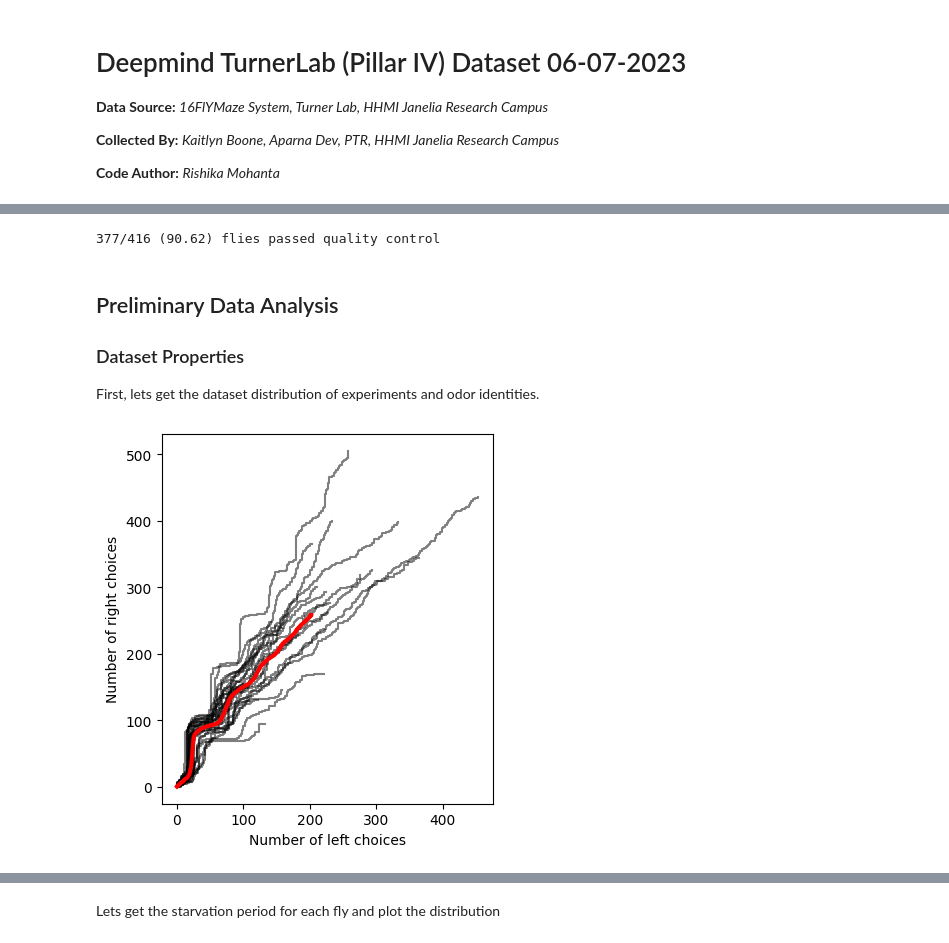
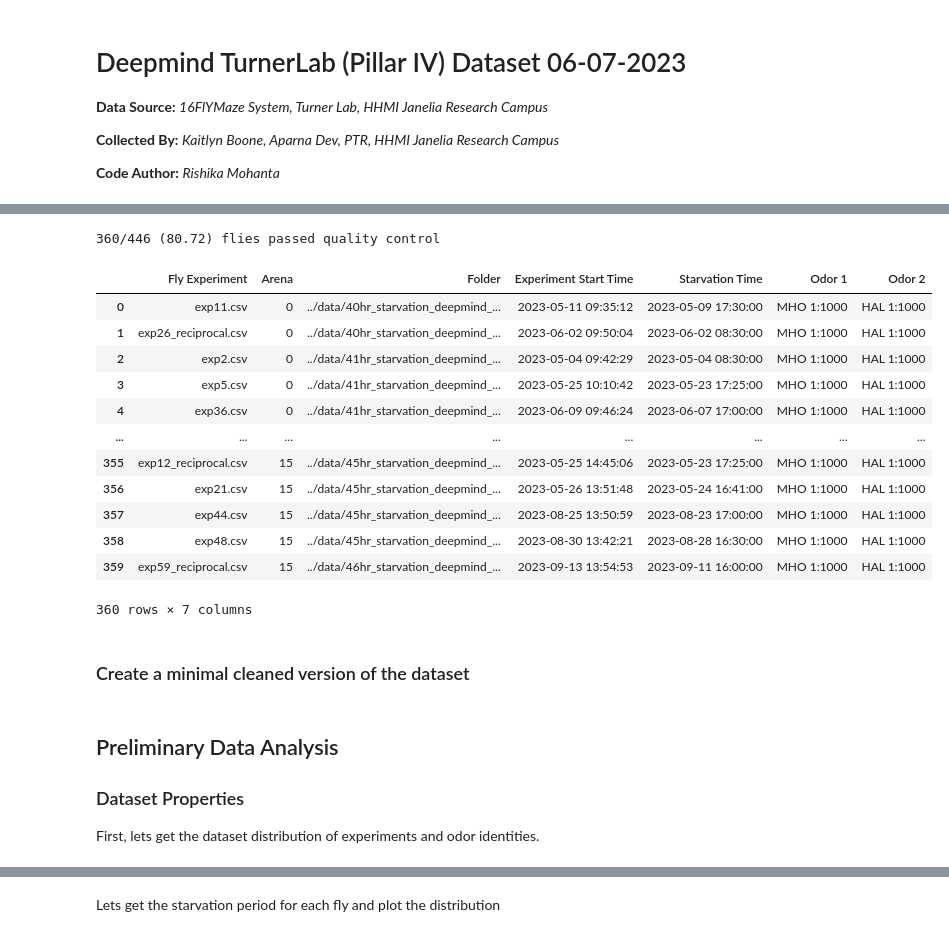
Before and after one commit to neurorishika/pyGORL, a Jupyter notebook: analysis/cognitive_analysis.ipynb, the cells around one changed output, grey strips where cells are left out. Drawn from its saved outputs; the diff is of its cells as text; code cells hidden in the pictures.

```diff
--- a/analysis/cognitive_analysis.ipynb
+++ b/analysis/cognitive_analysis.ipynb
@@ -71,14 +105,23 @@ Data loaded successfully with N = 416 flies and 1318 maximum trials
+# %%
+# remove all control flies
+choice_data = choice_data[metadata['Fly Experiment'] != 'control.csv']
+reward_data = reward_data[metadata['Fly Experiment'] != 'control.csv']
+qc = qc[metadata['Fly Experiment'] != 'control.csv']
+metadata = metadata[metadata['Fly Experiment'] != 'control.csv']
+choice_data = choice_data[metadata['Fly Experiment'] != 'control_reciprocal.csv']
+reward_data = reward_data[metadata['Fly Experiment'] != 'control_reciprocal.csv']
+qc = qc[metadata['Fly Experiment'] != 'control_reciprocal.csv']
+metadata = metadata[metadata['Fly Experiment'] != 'control_reciprocal.csv']
+metadata.reset_index(drop=True, inplace=True)
 # %%
 # QUALITY CONTROL
 
 if quality_control == 'minimal':
-    qc = np.loadtxt(data_path + 'quality_control.csv', delimiter=',').astype(bool)
     choice_data = choice_data[qc]
     reward_data = reward_data[qc]
     metadata = metadata[qc]
     metadata.reset_index(drop=True, inplace=True)
 if quality_control == 'full':
-    qc = np.loadtxt(data_path + 'quality_control.csv', delimiter=',').astype(bool)
     metadata = metadata[qc]
     metadata = metadata[metadata['Experiment Start Time'] < last_date].groupby('Fly Experiment').head(3)
     choice_data = choice_data[metadata.index]
@@ -89,4 +132,22 @@ print("{}/{} ({}) flies passed quality control".format(choice_data.shape[0], N,
 
 N = choice_data.shape[0]    # number of flies
 # %% [output]
-377/416 (90.62) flies passed quality control
+360/446 (80.72) flies passed quality control
+# %%
+metadata
+# %% [output]
+|  | Fly Experiment | Arena | Folder | Experiment Start Time | Starvation Time | Odor 1 | Odor 2 |
+| 0 | exp11.csv | 0 | ../data/40hr_starvation_deepmind_... | 2023-05-11 09:35:12 | 2023-05-09 17:30:00 | MHO 1:1000 | HAL 1:1000 |
+| 1 | exp26_reciprocal.csv | 0 | ../data/40hr_starvation_deepmind_... | 2023-06-02 09:50:04 | 2023-06-02 08:30:00 | MHO 1:1000 | HAL 1:1000 |
+| 2 | exp2.csv | 0 | ../data/41hr_starvation_deepmind_... | 2023-05-04 09:42:29 | 2023-05-04 08:30:00 | MHO 1:1000 | HAL 1:1000 |
+| 3 | exp5.csv | 0 | ../data/41hr_starvation_deepmind_... | 2023-05-25 10:10:42 | 2023-05-23 17:25:00 | MHO 1:1000 | HAL 1:1000 |
+| 4 | exp36.csv | 0 | ../data/41hr_starvation_deepmind_... | 2023-06-09 09:46:24 | 2023-06-07 17:00:00 | MHO 1:1000 | HAL 1:1000 |
+| ... | ... | ... | ... | ... | ... | ... | ... |
+| 355 | exp12_reciprocal.csv | 15 | ../data/45hr_starvation_deepmind_... | 2023-05-25 14:45:06 | 2023-05-23 17:25:00 | MHO 1:1000 | HAL 1:1000 |
+| 356 | exp21.csv | 15 | ../data/45hr_starvation_deepmind_... | 2023-05-26 13:51:48 | 2023-05-24 16:41:00 | MHO 1:1000 | HAL 1:1000 |
+| 357 | exp44.csv | 15 | ../data/45hr_starvation_deepmind_... | 2023-08-25 13:50:59 | 2023-08-23 17:00:00 | MHO 1:1000 | HAL 1:1000 |
+| 358 | exp48.csv | 15 | ../data/45hr_starvation_deepmind_... | 2023-08-30 13:42:21 | 2023-08-28 16:30:00 | MHO 1:1000 | HAL 1:1000 |
+| 359 | exp59_reciprocal.csv | 15 | ../data/46hr_starvation_deepmind_... | 2023-09-13 13:54:53 | 2023-09-11 16:00:00 | MHO 1:1000 | HAL 1:1000 |
+360 rows × 7 columns
+# %% [markdown]
+### Create a minimal cleaned version of the dataset
@@ -96,32 +183,3 @@ N = choice_data.shape[0]    # number of flies
 ### Dataset Properties
 
 First, lets get the dataset distribution of experiments and odor identities.
-# %%
-control_c_f = choice_data[metadata['Fly Experiment'] == 'control.csv']
-control_r_f = reward_data[metadata['Fly Experiment'] == 'control.csv']
-control_c_r = choice_data[metadata['Fly Experiment'] == 'control_reciprocal.csv']
-control_r_r = reward_data[metadata['Fly Experiment'] == 'control_reciprocal.csv']
-control_c = np.concatenate((control_c_f, 1-control_c_r), axis=0)
-control_r = np.concatenate((control_r_f, control_r_r), axis=0)
-trajs = []
-for i in range(len(control_c)):
-    c = control_c[i]
-    r = control_r[i]
-    # keep only 0 or 1
-    valid  = (c == 0) | (c == 1)
-    c = c[valid]
-    r = r[valid]
-    c_0 = np.cumsum(c==0)
-    c_1 = np.cumsum(c==1)
-    plt.plot(c_0,c_1, color='black', alpha=0.5)
-    trajs.append(np.stack((c_0,c_1), axis=1))
-# plot mean
-max_len = max([len(t) for t in trajs])
-trajs = np.stack([np.concatenate((t, np.tile(t[-1], (max_len-len(t),1))), axis=0) for t in trajs], axis=0)
-plt.plot(trajs[:,:,0].mean(axis=0), trajs[:,:,1].mean(axis=0), color='red', linewidth=3)
-plt.xlabel('Number of left choices')
-plt.ylabel('Number of right choices')
-plt.gca().set_aspect('equal', adjustable='box')
-plt.show()
-# %% [output]
-[figure, removed]
```
Also changed, not shown: parts of 16 cells of this notebook, 12 other files.
